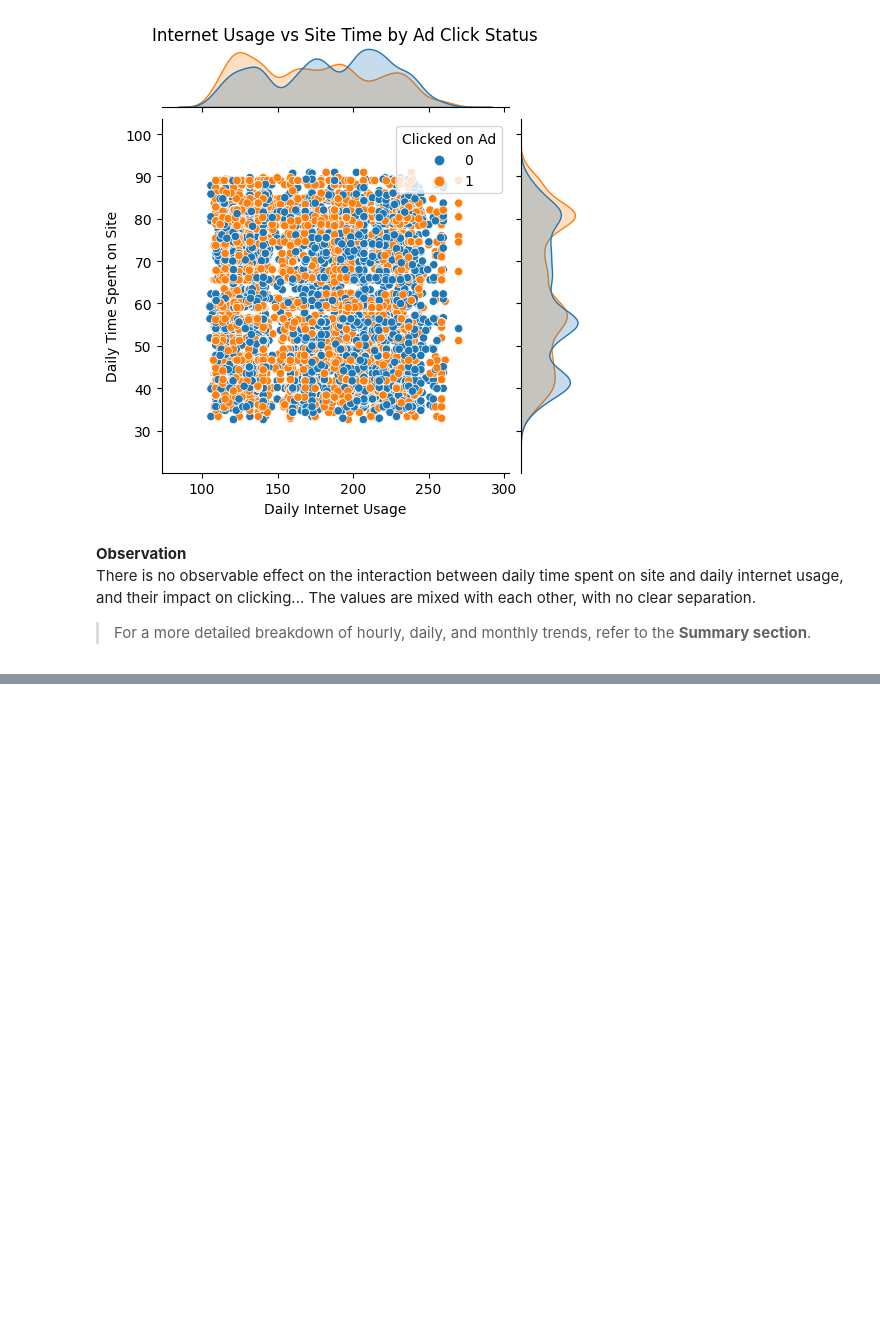
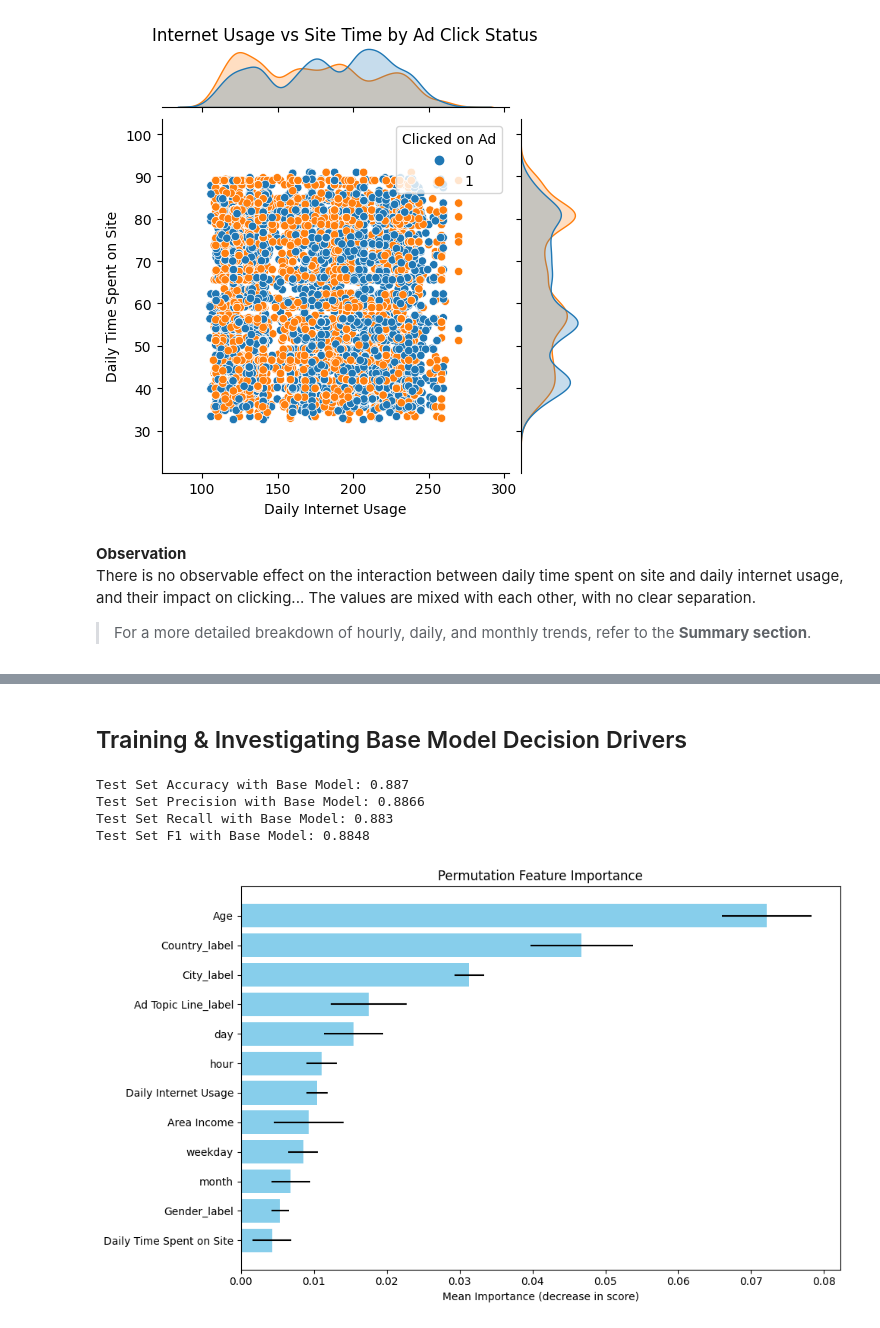
Before and after one commit to munas-git/EmailCTR-EDA-Counterfactuals, a Jupyter notebook: analysis.ipynb, the cells around one changed output, grey strips where cells are left out. Cells and saved outputs as stored; diff of their text form; code cells hidden in the pictures; blank space fills up the shorter version.

Commit message:
EDA, Training, Evaluation, & Optimisation Done.

```diff
--- a/analysis.ipynb
+++ b/analysis.ipynb
@@ -537,0 +712,40 @@ There is no observable effect on the interaction between daily time spent on sit
+# %% [markdown]
+## Training & Investigating Base Model Decision Drivers
+# %%
+optimised_model = XGBClassifier(use_label_encoder = False,
+                           eval_metric = 'logloss',
+                           random_state = 32,
+                           subsample = 0.94,
+                           n_estimators = 600,
+                           max_depth = 7,
+                           learning_rate = 0.06,
+                           colsample_bytree = 0.82)
+
+optimised_model.fit(X_train, y_train)
+y_pred = optimised_model.predict(X_test)
+
+print(f'Test Set Accuracy with Base Model: {accuracy_score(y_test, y_pred)}')
+print(f'Test Set Precision with Base Model: {round(precision_score(y_test, y_pred), 4)}')
+print(f'Test Set Recall with Base Model: {round(recall_score(y_test, y_pred), 4)}')
+print(f'Test Set F1 with Base Model: {round(f1_score(y_test, y_pred), 4)}')
+# %% [output]
+Test Set Accuracy with Base Model: 0.887
+Test Set Precision with Base Model: 0.8866
+Test Set Recall with Base Model: 0.883
+Test Set F1 with Base Model: 0.8848
+# %%
+result = permutation_importance(optimised_model, X_test, y_test, n_repeats = 10, random_state = 42)
+
+importances = result.importances_mean
+std = result.importances_std
+features = np.array(X_test.columns)
+indices = np.argsort(importances)
+
+plt.figure(figsize = (10, 6))
+plt.barh(features[indices], importances[indices], xerr = std[indices], color = 'skyblue')
+plt.xlabel('Mean Importance (decrease in score)')
+plt.title('Permutation Feature Importance')
+plt.tight_layout()
+plt.show()
+# %% [output]
+[figure, added]
```
Also changed, not shown: parts of 56 cells of this notebook.
